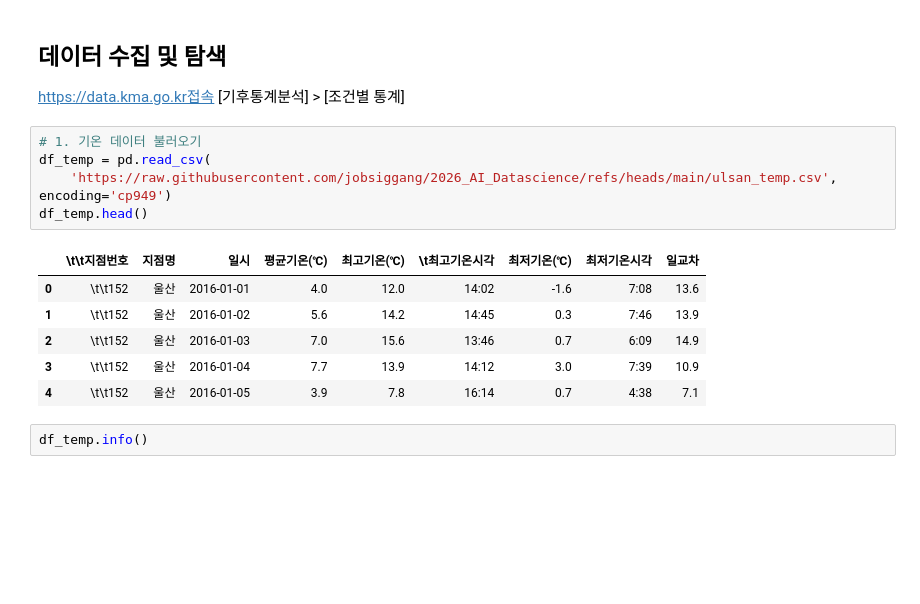
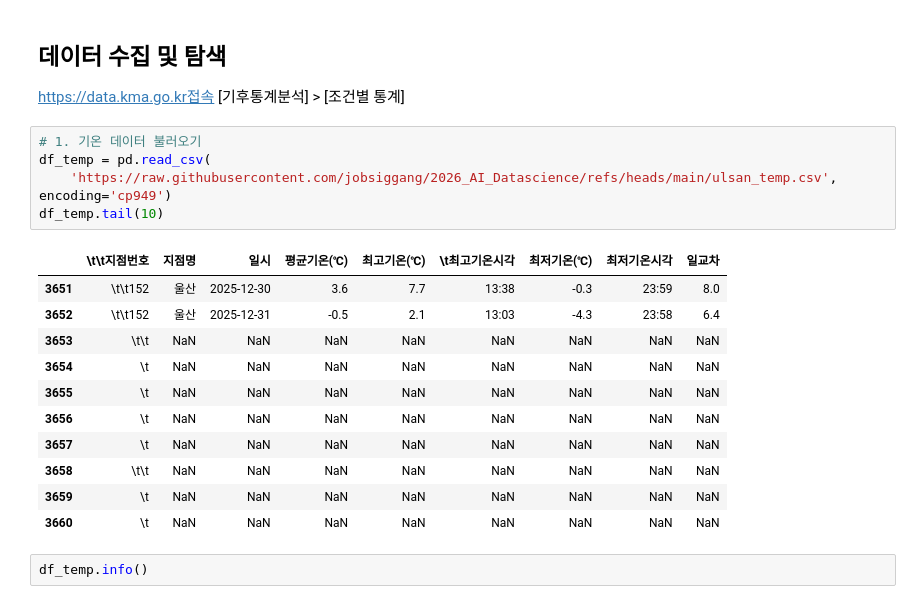
Before and after one commit to jobsiggang/-, a Jupyter notebook: 2026kerisdata4~5.ipynb, the cells around one changed output. Saved outputs shown, nothing was run; the diff lists cells and outputs as text; blank space fills up the shorter version.

```diff
--- a/2026kerisdata4~5.ipynb
+++ b/2026kerisdata4~5.ipynb
@@ -13,15 +13,20 @@ https://data.kma.go.kr접속 [기후통계분석] > [조건별 통계]
 # %%
 # 1. 기온 데이터 불러오기
 df_temp = pd.read_csv(
     'https://raw.githubusercontent.com/jobsiggang/2026_AI_Datascience/refs/heads/main/ulsan_temp.csv', encoding='cp949')
-df_temp.head()
+df_temp.tail(10)
 # %% [output]
 |  | \t\t지점번호 | 지점명 | 일시 | 평균기온(℃) | 최고기온(℃) | \t최고기온시각 | 최저기온(℃) | 최저기온시각 | 일교차 |
-| 0 | \t\t152 | 울산 | 2016-01-01 | 4.0 | 12.0 | 14:02 | -1.6 | 7:08 | 13.6 |
-| 1 | \t\t152 | 울산 | 2016-01-02 | 5.6 | 14.2 | 14:45 | 0.3 | 7:46 | 13.9 |
-| 2 | \t\t152 | 울산 | 2016-01-03 | 7.0 | 15.6 | 13:46 | 0.7 | 6:09 | 14.9 |
-| 3 | \t\t152 | 울산 | 2016-01-04 | 7.7 | 13.9 | 14:12 | 3.0 | 7:39 | 10.9 |
-| 4 | \t\t152 | 울산 | 2016-01-05 | 3.9 | 7.8 | 16:14 | 0.7 | 4:38 | 7.1 |
+| 3651 | \t\t152 | 울산 | 2025-12-30 | 3.6 | 7.7 | 13:38 | -0.3 | 23:59 | 8.0 |
+| 3652 | \t\t152 | 울산 | 2025-12-31 | -0.5 | 2.1 | 13:03 | -4.3 | 23:58 | 6.4 |
+| 3653 | \t\t | NaN | NaN | NaN | NaN | NaN | NaN | NaN | NaN |
+| 3654 | \t | NaN | NaN | NaN | NaN | NaN | NaN | NaN | NaN |
+| 3655 | \t | NaN | NaN | NaN | NaN | NaN | NaN | NaN | NaN |
+| 3656 | \t | NaN | NaN | NaN | NaN | NaN | NaN | NaN | NaN |
+| 3657 | \t | NaN | NaN | NaN | NaN | NaN | NaN | NaN | NaN |
+| 3658 | \t\t | NaN | NaN | NaN | NaN | NaN | NaN | NaN | NaN |
+| 3659 | \t | NaN | NaN | NaN | NaN | NaN | NaN | NaN | NaN |
+| 3660 | \t | NaN | NaN | NaN | NaN | NaN | NaN | NaN | NaN |
 # %%
 df_temp.info()
 # %% [output]
```
Also changed, not shown: parts of 2 cells of this notebook.
